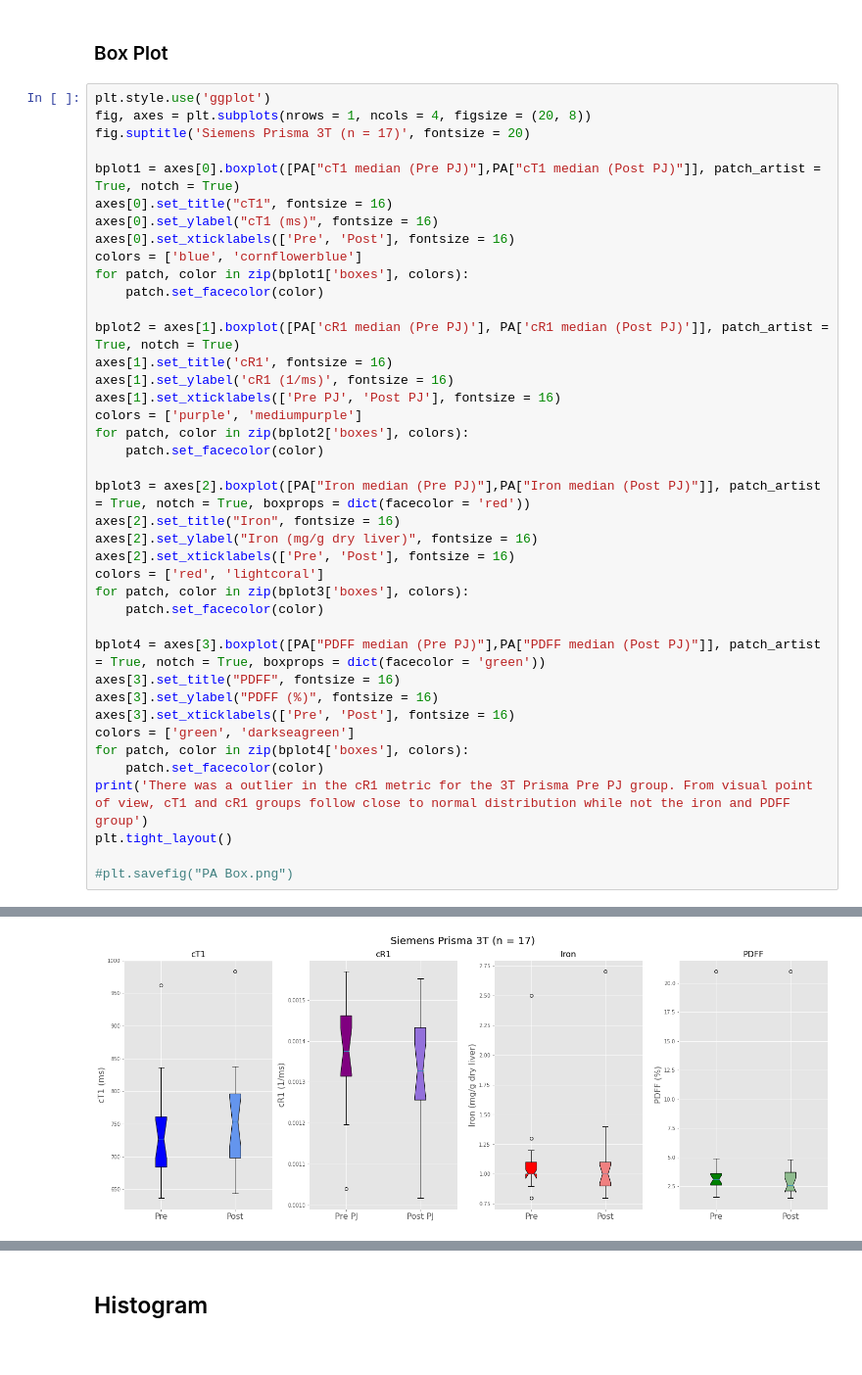
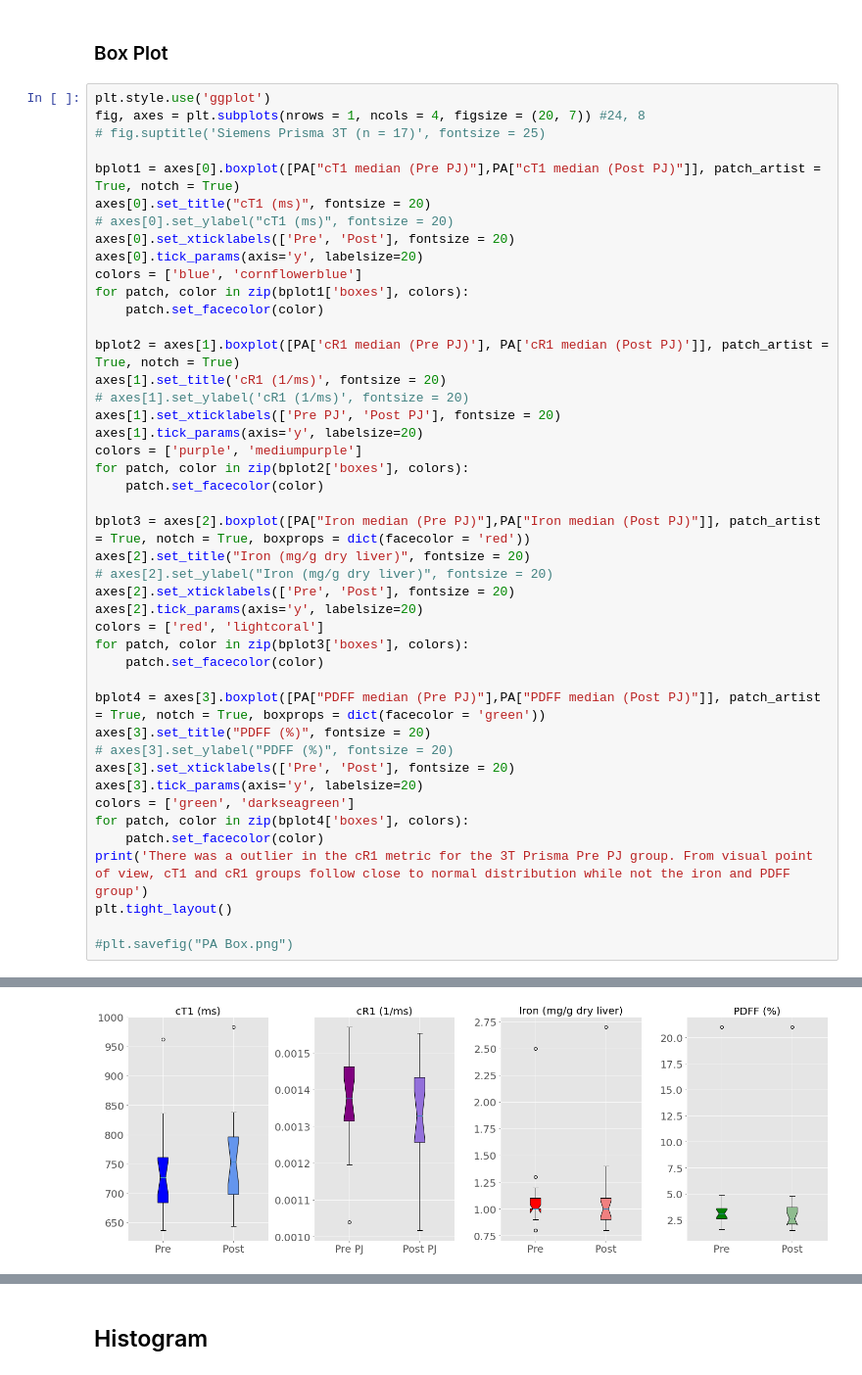
Before and after one commit to WhySeeYC/reference_app, a Jupyter notebook: PineappleJuice/VendorSpecificPlots.ipynb, the cells around one changed output, grey strips where cells are left out. Shown at 98% size. Saved outputs shown, nothing was run; the diff lists cells and outputs as text.

Commit message:
Optimize graphics

```diff
--- a/PineappleJuice/VendorSpecificPlots.ipynb
+++ b/PineappleJuice/VendorSpecificPlots.ipynb
@@ -298,47 +298,51 @@ The population mean value of median PDFF before pineapple juice ingestion is 3.8
 ### Box Plot
 # %%
 plt.style.use('ggplot')
-fig, axes = plt.subplots(nrows = 1, ncols = 4, figsize = (20, 8))
-fig.suptitle('Siemens Prisma 3T (n = 17)', fontsize = 20)
+fig, axes = plt.subplots(nrows = 1, ncols = 4, figsize = (20, 7)) #24, 8
+# fig.suptitle('Siemens Prisma 3T (n = 17)', fontsize = 25)
 
 bplot1 = axes[0].boxplot([PA["cT1 median (Pre PJ)"],PA["cT1 median (Post PJ)"]], patch_artist = True, notch = True)
-axes[0].set_title("cT1", fontsize = 16)
-axes[0].set_ylabel("cT1 (ms)", fontsize = 16)
-axes[0].set_xticklabels(['Pre', 'Post'], fontsize = 16)
+axes[0].set_title("cT1 (ms)", fontsize = 20)
+# axes[0].set_ylabel("cT1 (ms)", fontsize = 20)
+axes[0].set_xticklabels(['Pre', 'Post'], fontsize = 20)
+axes[0].tick_params(axis='y', labelsize=20)
 colors = ['blue', 'cornflowerblue']
 for patch, color in zip(bplot1['boxes'], colors):
     patch.set_facecolor(color)
 
 bplot2 = axes[1].boxplot([PA['cR1 median (Pre PJ)'], PA['cR1 median (Post PJ)']], patch_artist = True, notch = True)
-axes[1].set_title('cR1', fontsize = 16)
-axes[1].set_ylabel('cR1 (1/ms)', fontsize = 16)
-axes[1].set_xticklabels(['Pre PJ', 'Post PJ'], fontsize = 16)
+axes[1].set_title('cR1 (1/ms)', fontsize = 20)
+# axes[1].set_ylabel('cR1 (1/ms)', fontsize = 20)
+axes[1].set_xticklabels(['Pre PJ', 'Post PJ'], fontsize = 20)
+axes[1].tick_params(axis='y', labelsize=20)
 colors = ['purple', 'mediumpurple']
 for patch, color in zip(bplot2['boxes'], colors):
     patch.set_facecolor(color)
 
 bplot3 = axes[2].boxplot([PA["Iron median (Pre PJ)"],PA["Iron median (Post PJ)"]], patch_artist = True, notch = True, boxprops = dict(facecolor = 'red'))
-axes[2].set_title("Iron", fontsize = 16)
-axes[2].set_ylabel("Iron (mg/g dry liver)", fontsize = 16)
-axes[2].set_xticklabels(['Pre', 'Post'], fontsize = 16)
+axes[2].set_title("Iron (mg/g dry liver)", fontsize = 20)
+# axes[2].set_ylabel("Iron (mg/g dry liver)", fontsize = 20)
+axes[2].set_xticklabels(['Pre', 'Post'], fontsize = 20)
+axes[2].tick_params(axis='y', labelsize=20)
 colors = ['red', 'lightcoral']
 for patch, color in zip(bplot3['boxes'], colors):
     patch.set_facecolor(color)
 
 bplot4 = axes[3].boxplot([PA["PDFF median (Pre PJ)"],PA["PDFF median (Post PJ)"]], patch_artist = True, notch = True, boxprops = dict(facecolor = 'green'))
-axes[3].set_title("PDFF", fontsize = 16)
-axes[3].set_ylabel("PDFF (%)", fontsize = 16)
-axes[3].set_xticklabels(['Pre', 'Post'], fontsize = 16)
+axes[3].set_title("PDFF (%)", fontsize = 20)
+# axes[3].set_ylabel("PDFF (%)", fontsize = 20)
+axes[3].set_xticklabels(['Pre', 'Post'], fontsize = 20)
+axes[3].tick_params(axis='y', labelsize=20)
 colors = ['green', 'darkseagreen']
 for patch, color in zip(bplot4['boxes'], colors):
     patch.set_facecolor(color)
 print('There was a outlier in the cR1 metric for the 3T Prisma Pre PJ group. From visual point of view, cT1 and cR1 groups follow close to normal distribution while not the iron and PDFF group')
 plt.tight_layout()
 
 #plt.savefig("PA Box.png")
 # %% [output]
 There was a outlier in the cR1 metric for the 3T Prisma Pre PJ group. From visual point of view, cT1 and cR1 groups follow close to normal distribution while not the iron and PDFF group
-[figure, old version]
+[figure, new version]
 # %%
 # Plor box plot to see the distributiont of the paried values.
 
```
Also changed, not shown: parts of 11 cells of this notebook, 1 other file.
